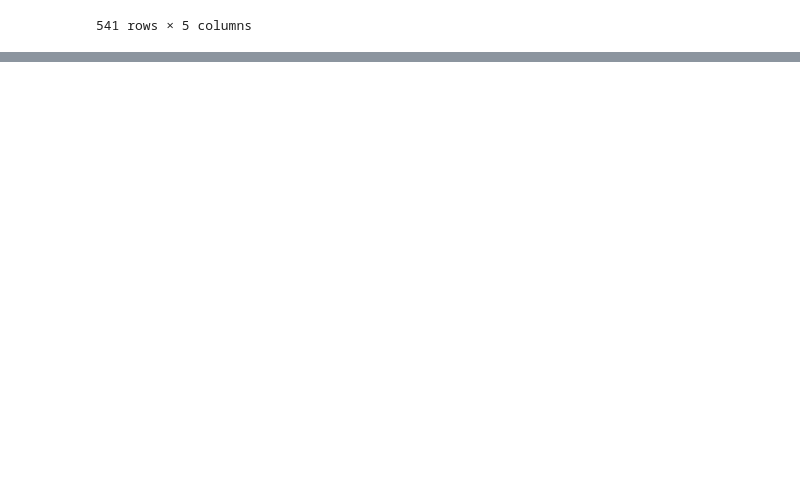
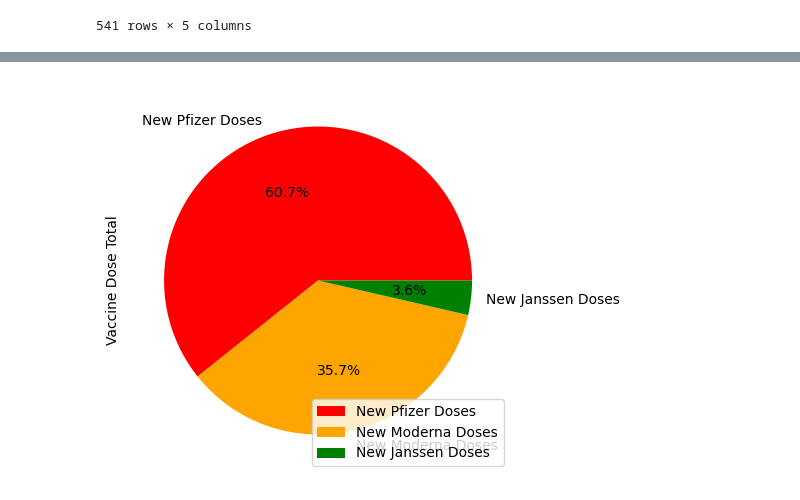
Before and after one commit to tinalina1003/Project1-Group4, a Jupyter notebook: Camille/Time Series Analysis for Time vs Vaccination Rates.ipynb, the cells around one changed output, grey strips where cells are left out. Drawn from its saved outputs; the diff is of its cells as text; code cells hidden in the pictures; blank space fills up the shorter version.

```diff
--- a/Camille/Time Series Analysis for Time vs Vaccination Rates.ipynb
+++ b/Camille/Time Series Analysis for Time vs Vaccination Rates.ipynb
@@ -185,0 +204,10 @@ plt.show()
+# %%
+# generate pie
+vaccine_pie = pd.DataFrame({'Vaccine Types': [ 'New Pfizer Doses', 'New Moderna Doses', 'New Janssen Doses'],
+                   'Vaccine Dose Total': [int(vaccine_pie['New Pfizer Doses']), int(vaccine_pie['New Moderna Doses']), int(vaccine_pie['New Janssen Doses'])]})
+plot = vaccine_pie.plot.pie(figsize=(5, 5), autopct='%1.1f%%', y='Vaccine Dose Total', labels=vaccine_pie['Vaccine Types'], colors=['red', 'orange', 'green'])
+
+myexplode = [0.2, 0, 0, 0]
+plt.pie(y, labels = mylabels, explode = myexplode)
+# %% [output]
+[figure, added]
```
Also changed, not shown: parts of 4 cells of this notebook, 1 other file.
